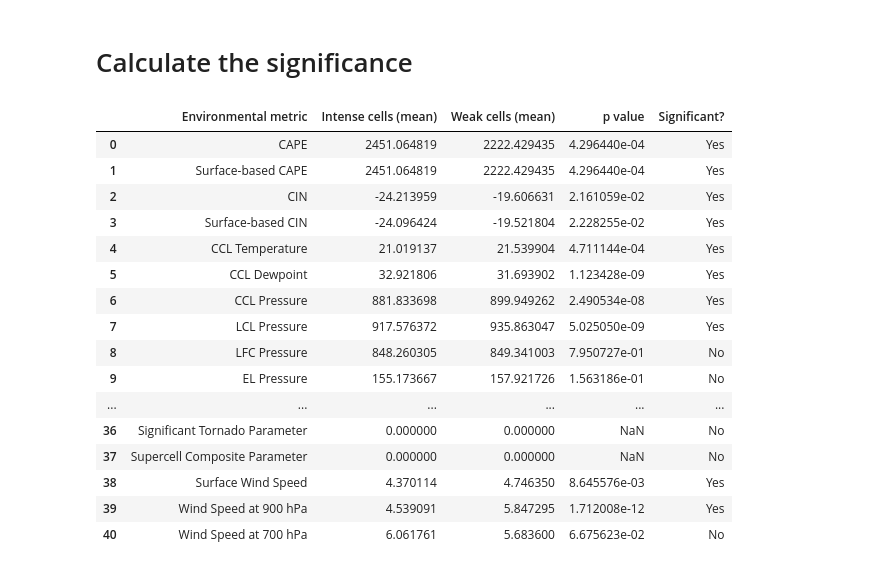
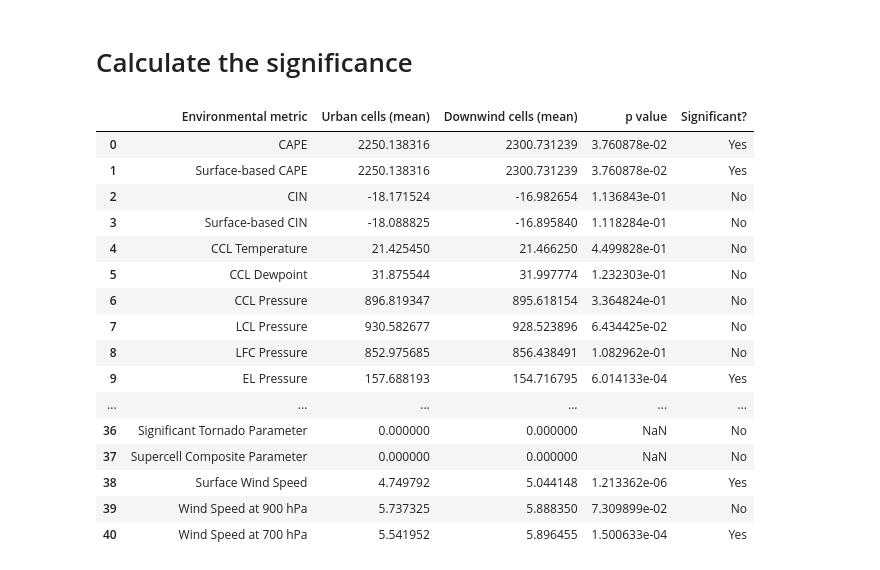
Before and after one commit to oluwafemiomitusa/Geospatial-Analysis, a Jupyter notebook: Second_part/Jupyter Notebooks/New/plot_average_sounding.ipynb, the cells around one changed output. Cells and saved outputs as stored; diff of their text form; code cells hidden in the pictures.

```diff
--- a/Second_part/Jupyter Notebooks/New/plot_average_sounding.ipynb
+++ b/Second_part/Jupyter Notebooks/New/plot_average_sounding.ipynb
@@ -17,7 +17,7 @@ list_of_data = ['Wide', 'Narrow', 'Deep', 'Shallow', 'Long-lived', 'Short-lived'
 # %%
-data = all_minute_numbers[5]
-num = '(f)'
-plot_title = list_of_data[5]
+data = all_minute_numbers_regions[2]
+num = '(c)'
+plot_title = list_of_data[2]
 # %%
 len(data)
 # %% [output]
@@ -659,7 +659,7 @@ new_row = '\t'.join([str(value[0]) for value in params.values()])
 rows.append(new_row)
 
 # Write the header row and all the data rows to a file
-with open(f'C:/Users/omitu/Documents/GitHub/Urbanization-and-Climate-Change/Second_part/data/sounding/metrics/{plot_title}.txt', 'w') as f:
+with open(f'C:/Users/omitu/Documents/GitHub/Urbanization-and-Climate-Change/Second_part/data/sounding/metrics/regions/{plot_title}.txt', 'w') as f:
     # Write the header row
     f.write('\t'.join(params.keys()) + '\n')
 
@@ -897,7 +897,7 @@ for i in numbers:
     rows.append(new_row)
 
 # Write the header row and all the data rows to a file
-with open(f'C:/Users/omitu/Documents/GitHub/Urbanization-and-Climate-Change/Second_part/data/sounding/metrics/Individual_metrics/{plot_title}.txt', 'w') as f:
+with open(f'C:/Users/omitu/Documents/GitHub/Urbanization-and-Climate-Change/Second_part/data/sounding/metrics/regions/Individual_metrics/{plot_title}.txt', 'w') as f:
     # Write the header row
     f.write('\t'.join(params.keys()) + '\n')
 
@@ -926,57 +927,57 @@ from scipy.stats import ttest_ind
 
 
 # Load the datasets
-df1 = pd.read_csv(f'C:/Users/omitu/Documents/GitHub/Urbanization-and-Climate-Change/Second_part/data/sounding/metrics/Individual_metrics/{metric1}.txt', sep='\t')
-df2 = pd.read_csv(f'C:/Users/omitu/Documents/GitHub/Urbanization-and-Climate-Change/Second_part/data/sounding/metrics/Individual_metrics/{metric2}.txt', sep='\t')
+df1 = pd.read_csv(f'C:/Users/omitu/Documents/GitHub/Urbanization-and-Climate-Change/Second_part/data/sounding/metrics/regions/Individual_metrics/{metric2}.txt', sep='\t')
+df2 = pd.read_csv(f'C:/Users/omitu/Documents/GitHub/Urbanization-and-Climate-Change/Second_part/data/sounding/metrics/regions/Individual_metrics/{metric3}.txt', sep='\t')
 
 
 # Initialize a list to store the results
 results = []
 
 # Iterate over the columns in the dataframe
 for column in df1.columns:
     # Extract the data for the current column from each dataframe
     df1_data = df1[column].dropna()
     df2_data = df2[column].dropna()
 
     # Perform the t-test
     t_stat, p_value = ttest_ind(df1_data, df2_data, equal_var=False)
 
     # Check if the result is statistically significant
     significant = 'Yes' if p_value < 0.05 else 'No'
 
     # Append the result to the list
     results.append({
         'Environmental metric': column,
-        f'{metric1} cells (mean)': df1_data.mean(),
-        f'{metric2} cells (mean)': df2_data.mean(),
+        f'{metric2} cells (mean)': df1_data.mean(),
+        f'{metric3} cells (mean)': df2_data.mean(),
         'p value': p_value,
         'Significant?': significant
     })
 
 # Convert the results list to a DataFrame
 results_df = pd.DataFrame(results)
 
 # Save the DataFrame to a CSV file
-results_df.to_csv(f'C:/Users/omitu/Documents/GitHub/Urbanization-and-Climate-Change/Second_part/data/sounding/metrics/Individual_metrics/{metric1}_{metric2}.csv', index=False)
+results_df.to_csv(f'C:/Users/omitu/Documents/GitHub/Urbanization-and-Climate-Change/Second_part/data/sounding/metrics/regions/Individual_metrics/{metric2}_{metric3}.csv', index=False)
 
 # Display the results DataFrame
 results_df
 # %% [output]
-|  | Environmental metric | Intense cells (mean) | Weak cells (mean) | p value | Significant? |
-| 0 | CAPE | 2451.064819 | 2222.429435 | 4.296440e-04 | Yes |
-| 1 | Surface-based CAPE | 2451.064819 | 2222.429435 | 4.296440e-04 | Yes |
-| 2 | CIN | -24.213959 | -19.606631 | 2.161059e-02 | Yes |
-| 3 | Surface-based CIN | -24.096424 | -19.521804 | 2.228255e-02 | Yes |
-| 4 | CCL Temperature | 21.019137 | 21.539904 | 4.711144e-04 | Yes |
-| 5 | CCL Dewpoint | 32.921806 | 31.693902 | 1.123428e-09 | Yes |
-| 6 | CCL Pressure | 881.833698 | 899.949262 | 2.490534e-08 | Yes |
-| 7 | LCL Pressure | 917.576372 | 935.863047 | 5.025050e-09 | Yes |
-| 8 | LFC Pressure | 848.260305 | 849.341003 | 7.950727e-01 | No |
-| 9 | EL Pressure | 155.173667 | 157.921726 | 1.563186e-01 | No |
+|  | Environmental metric | Urban cells (mean) | Downwind cells (mean) | p value | Significant? |
+| 0 | CAPE | 2250.138316 | 2300.731239 | 3.760878e-02 | Yes |
+| 1 | Surface-based CAPE | 2250.138316 | 2300.731239 | 3.760878e-02 | Yes |
+| 2 | CIN | -18.171524 | -16.982654 | 1.136843e-01 | No |
+| 3 | Surface-based CIN | -18.088825 | -16.895840 | 1.118284e-01 | No |
+| 4 | CCL Temperature | 21.425450 | 21.466250 | 4.499828e-01 | No |
+| 5 | CCL Dewpoint | 31.875544 | 31.997774 | 1.232303e-01 | No |
+| 6 | CCL Pressure | 896.819347 | 895.618154 | 3.364824e-01 | No |
+| 7 | LCL Pressure | 930.582677 | 928.523896 | 6.434425e-02 | No |
+| 8 | LFC Pressure | 852.975685 | 856.438491 | 1.082962e-01 | No |
+| 9 | EL Pressure | 157.688193 | 154.716795 | 6.014133e-04 | Yes |
 | ... | ... | ... | ... | ... | ... |
 | 36 | Significant Tornado Parameter | 0.000000 | 0.000000 | NaN | No |
 | 37 | Supercell Composite Parameter | 0.000000 | 0.000000 | NaN | No |
-| 38 | Surface Wind Speed | 4.370114 | 4.746350 | 8.645576e-03 | Yes |
-| 39 | Wind Speed at 900 hPa | 4.539091 | 5.847295 | 1.712008e-12 | Yes |
-| 40 | Wind Speed at 700 hPa | 6.061761 | 5.683600 | 6.675623e-02 | No |
+| 38 | Surface Wind Speed | 4.749792 | 5.044148 | 1.213362e-06 | Yes |
+| 39 | Wind Speed at 900 hPa | 5.737325 | 5.888350 | 7.309899e-02 | No |
+| 40 | Wind Speed at 700 hPa | 5.541952 | 5.896455 | 1.500633e-04 | Yes |
```
Also changed, not shown: parts of 11 cells of this notebook.
